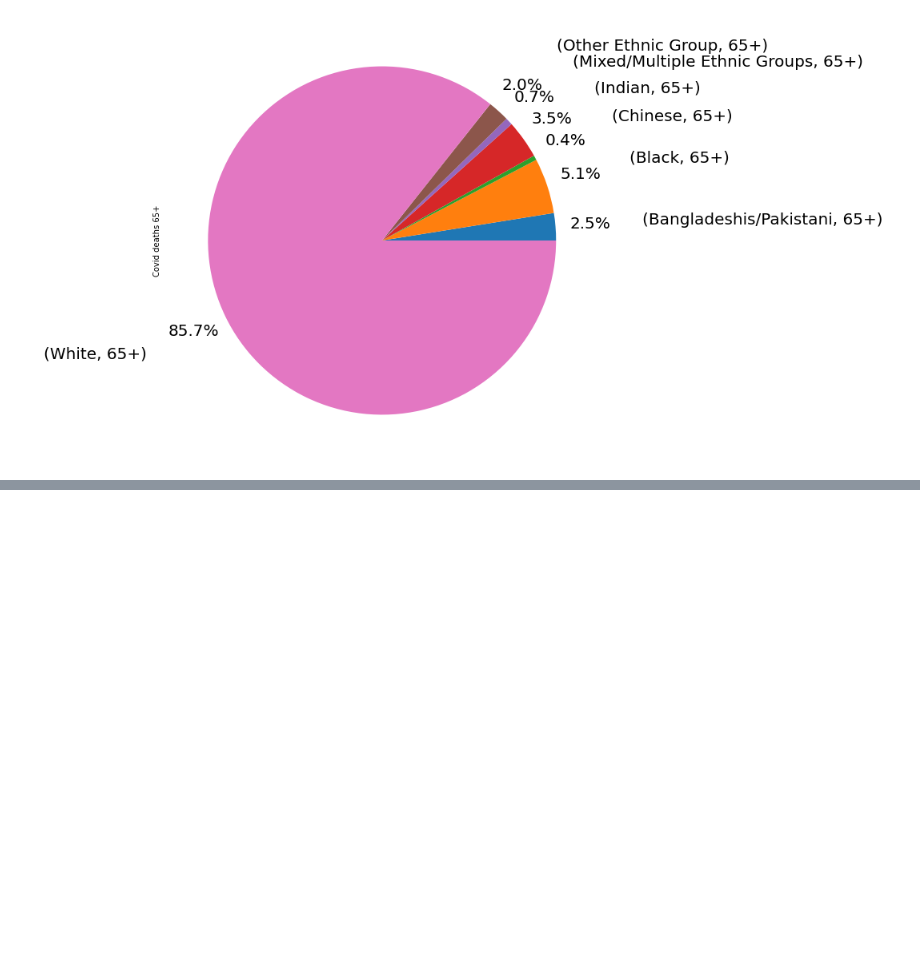
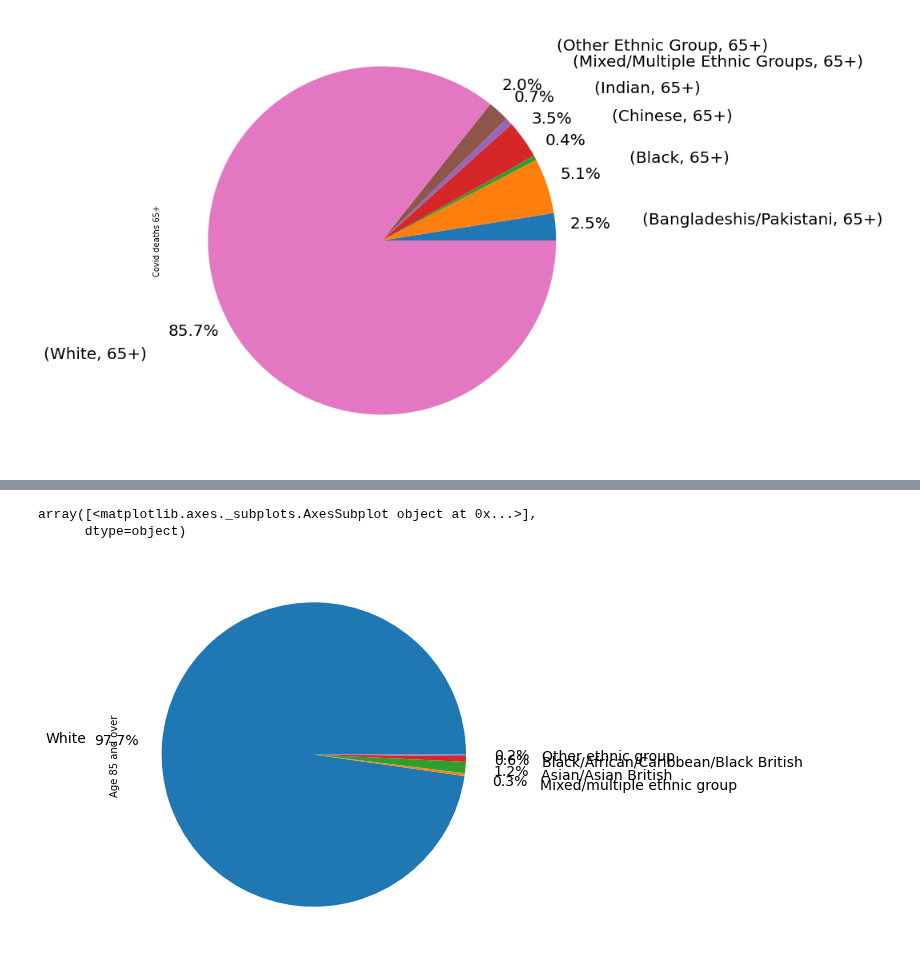
Before and after one commit to Quotennial/covid_bame, a Jupyter notebook: notebooks/Ethnicity And Age Breakdown.ipynb, the cells around one changed output, grey strips where cells are left out. Saved outputs shown, nothing was run; the diff lists cells and outputs as text; code cells hidden in the pictures; blank space fills up the shorter version.

```diff
--- a/notebooks/Ethnicity And Age Breakdown.ipynb
+++ b/notebooks/Ethnicity And Age Breakdown.ipynb
@@ -326,0 +350,7 @@ array([<matplotlib.axes._subplots.AxesSubplot object at 0x...>],
+# %%
+pop_eth_df["Age 85 and over"].plot.pie(subplots=True, autopct='%.001f%%',
+                                pctdistance=1.3, labeldistance=1.5, figsize=(7,7), textprops={'fontsize': 14})
+# %% [output]
+array([<matplotlib.axes._subplots.AxesSubplot object at 0x...>],
+      dtype=object)
+[figure, added]
```
Also changed, not shown: parts of 5 cells of this notebook.
